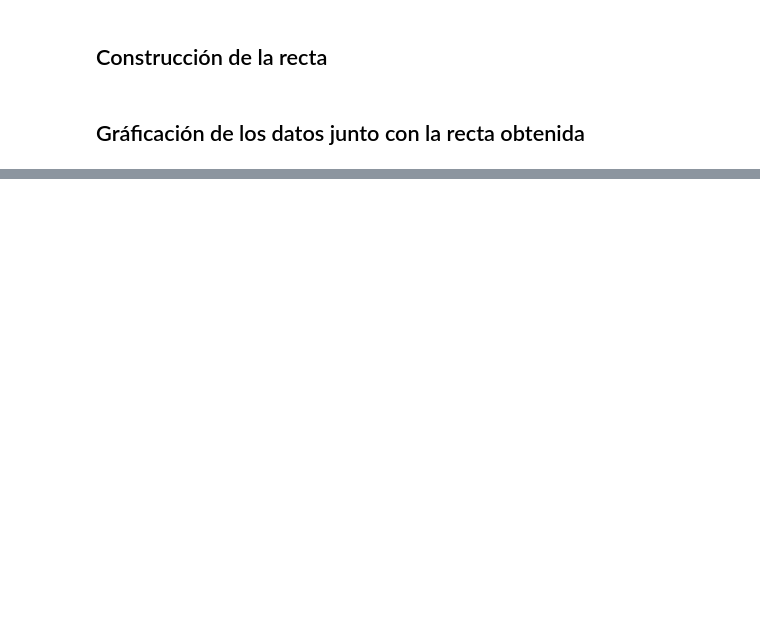
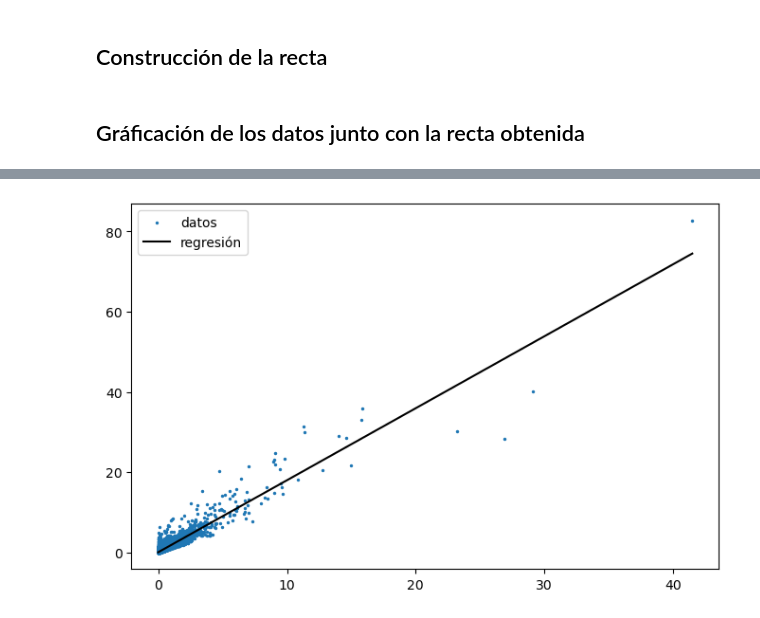
Before and after one commit to tri-ntropy/linear-regression-itq, a Jupyter notebook: Notebook guia.ipynb, the cells around one changed output, grey strips where cells are left out. Cells and saved outputs as stored; diff of their text form; code cells hidden in the pictures; blank space fills up the shorter version.

```diff
--- a/Notebook guia.ipynb
+++ b/Notebook guia.ipynb
@@ -58,0 +105,8 @@ plt.show()
+# %%
+plt.figure(figsize = (8, 5))
+plt.scatter(x, y, s = 2.1, label = "datos")
+plt.plot(x, y_regresion, color = "black", label = "regresión")
+plt.legend(loc = "best")
+plt.show()
+# %% [output]
+[figure, added]
```
Also changed, not shown: parts of 11 cells of this notebook.
